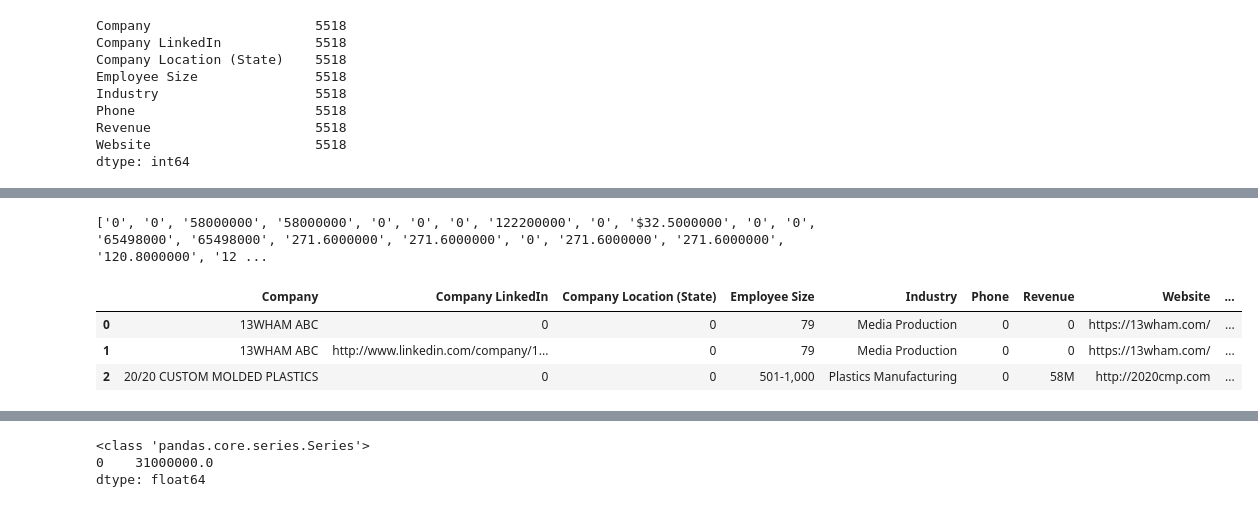
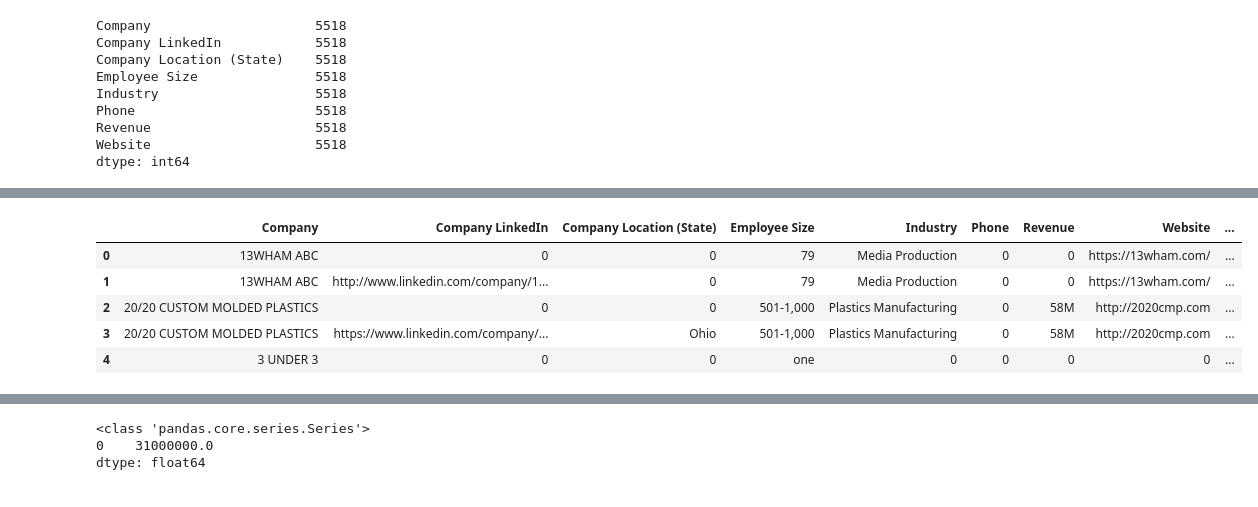
Before and after one commit to yania-n/Data-processing, a Jupyter notebook: Activity_0.ipynb, the cells around one changed output, grey strips where cells are left out. Cells and saved outputs as stored; diff of their text form; code cells hidden in the pictures.

```diff
--- a/Activity_0.ipynb
+++ b/Activity_0.ipynb
@@ -125,5 +122,3 @@ Phone                       5518
 Revenue                     5518
 Website                     5518
 dtype: int64
-# %%
-df_clean['Revenue'] = df_clean['Revenue'].astype(str)
@@ -129,0 +144,3 @@ df_clean['Revenue'] = df_clean['Revenue'].astype(str)
+# %%
+# Casting all the fields to string data type:
+df_clean[['Company', 'Company LinkedIn', 'Company Location (State)','Employee Size','Industry', 'Phone','Revenue', 'Website']] = df_clean[['Company', 'Company LinkedIn', 'Company Location (State)','Employee Size','Industry', 'Phone','Revenue', 'Website']].astype(str)
@@ -130,23 +182,24 @@ df_clean['Revenue'] = df_clean['Revenue'].astype(str)
 # %%
-# Transformed 'Revenue' field to a numeric format and created a new field 'revenue_cleaned'
+# Created a new field 'revenue_cleaned' from 'Revenue'
+# Replaced 'M' with '000000' to convert the values into numeric values
+# Eg. 25M -> 25000000
 
 revenue_new = []
 for i in range(len(df_clean['Revenue'])):
     if (df_clean['Revenue'][i] == '0'):
         revenue_new.append(df_clean['Revenue'][i])
     else:
         if (df_clean['Revenue'][i][-1] == 'M'):
             revenue_new.append(df_clean['Revenue'][i][:-1]+'000000')
         else:
             revenue_new.append(df_clean['Revenue'][i])
-print(revenue_new)
+
+df_clean['revenue_cleaned'] = revenue_new
+df_clean.head()
 # %% [output]
-['0', '0', '58000000', '58000000', '0', '0', '0', '122200000', '0', '$32.5000000', '0', '0', '65498000', '65498000', '271.6000000', '271.6000000', '0', '271.6000000', '271.6000000', '120.8000000', '12 ...
+|  | Company | Company LinkedIn | Company Location (State) | Employee Size | Industry | Phone | Revenue | Website | ... |
+| 0 | 13WHAM ABC | 0 | 0 | 79 | Media Production | 0 | 0 | https://13wham.com/ | ... |
+| 1 | 13WHAM ABC | http://www.linkedin.com/company/1... | 0 | 79 | Media Production | 0 | 0 | https://13wham.com/ | ... |
+| 2 | 20/20 CUSTOM MOLDED PLASTICS | 0 | 0 | 501-1,000 | Plastics Manufacturing | 0 | 58M | http://2020cmp.com | ... |
+| 3 | 20/20 CUSTOM MOLDED PLASTICS | https://www.linkedin.com/company/... | Ohio | 501-1,000 | Plastics Manufacturing | 0 | 58M | http://2020cmp.com | ... |
+| 4 | 3 UNDER 3 | 0 | 0 | one | 0 | 0 | 0 | 0 | ... |
-# %%
-df_clean['revenue_cleaned'] = revenue_new
-df_clean.head(3)
-# %% [output]
-|  | Company | Company LinkedIn | Company Location (State) | Employee Size | Industry | Phone | Revenue | Website | ... |
-| 0 | 13WHAM ABC | 0 | 0 | 79 | Media Production | 0 | 0 | https://13wham.com/ | ... |
-| 1 | 13WHAM ABC | http://www.linkedin.com/company/1... | 0 | 79 | Media Production | 0 | 0 | https://13wham.com/ | ... |
-| 2 | 20/20 CUSTOM MOLDED PLASTICS | 0 | 0 | 501-1,000 | Plastics Manufacturing | 0 | 58M | http://2020cmp.com | ... |
```
Also changed, not shown: parts of 31 cells of this notebook, 1 other file.
